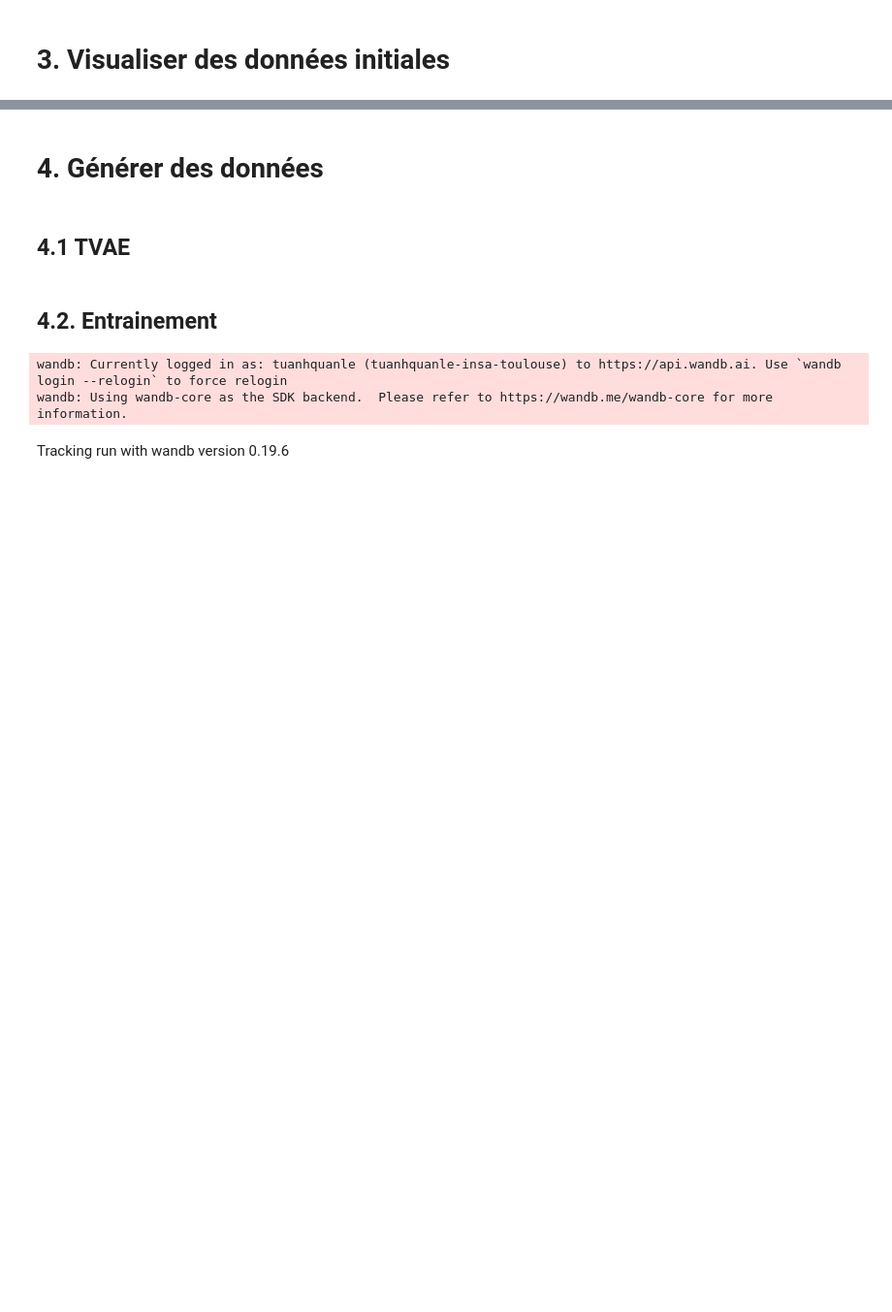
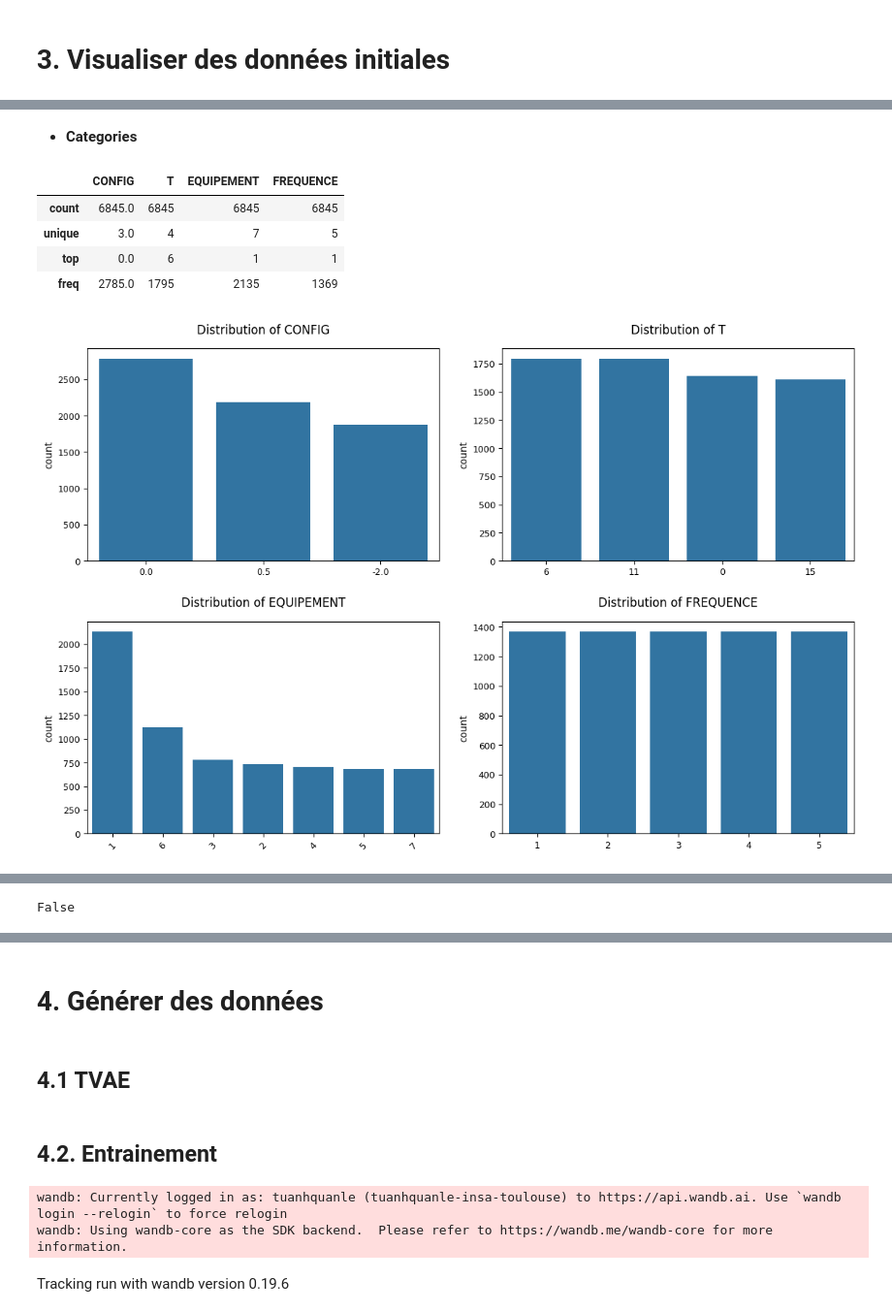
Before and after one commit to Anhquannnnnn/Data-Augmentation, a Jupyter notebook: TVAE.ipynb, the cells around one changed output, grey strips where cells are left out. Shown: that part at 97% size. Cells and saved outputs as stored; diff of their text form; code cells hidden in the pictures; blank space fills up the shorter version.

```diff
--- a/TVAE.ipynb
+++ b/TVAE.ipynb
@@ -123,0 +153,12 @@ report = analyzer.generate_report()
+# %% [markdown]
+- **Categories**
+# %%
+display(summary_stats[1])
+analyzer.plot_distributions_cat()
+# %% [output]
+|  | CONFIG | T | EQUIPEMENT | FREQUENCE |
+| count | 6845.0 | 6845 | 6845 | 6845 |
+| unique | 3.0 | 4 | 7 | 5 |
+| top | 0.0 | 6 | 1 | 1 |
+| freq | 2785.0 | 1795 | 2135 | 1369 |
+[figure, added]
@@ -123,0 +166,4 @@ report = analyzer.generate_report()
+# %%
+print(type(2) == str)
+# %% [output]
+False
```
Also changed, not shown: parts of 9 cells of this notebook, 2 other files.
